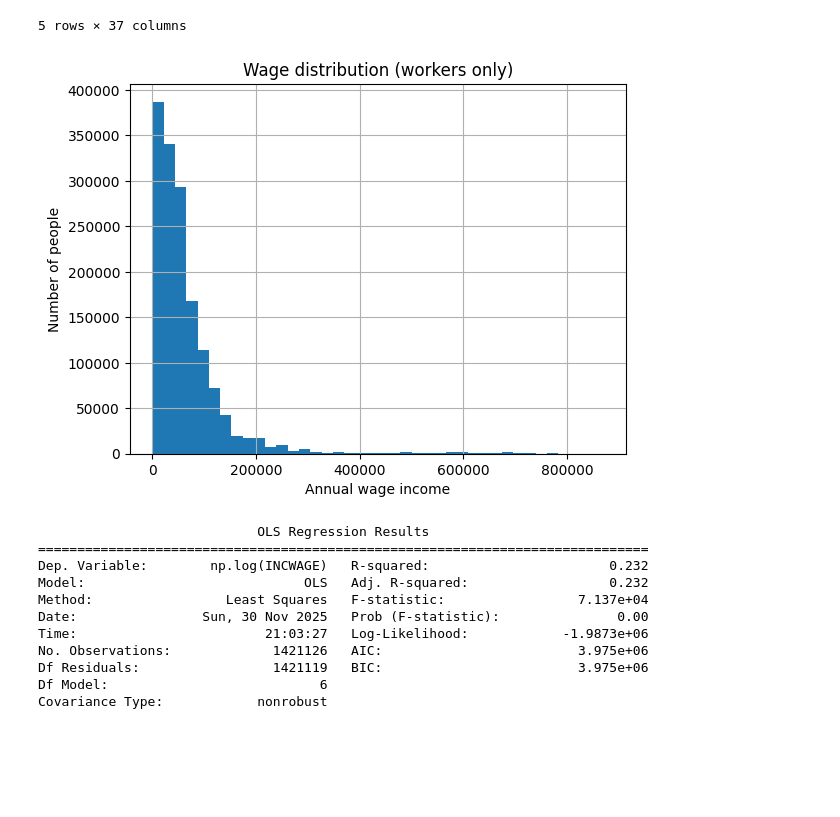
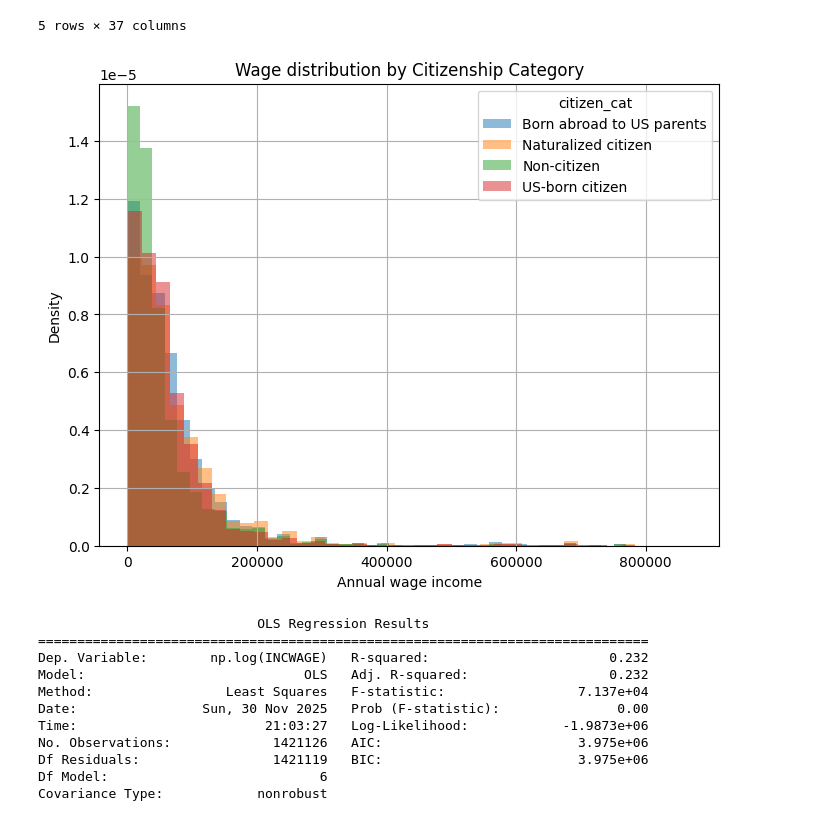
Before and after one commit to zydingstf/STAT209FinalProject, a Jupyter notebook: notebooks/01_exploratory_py.ipynb, the cells around one changed output. Cells and saved outputs as stored; diff of their text form; code cells hidden in the pictures; blank space fills up the shorter version.

Commit message:
Visualization changes

```diff
--- a/notebooks/01_exploratory_py.ipynb
+++ b/notebooks/01_exploratory_py.ipynb
@@ -59,13 +63,23 @@ df_emp.head()
 | 19 | 2023 | 202301 | 27.0 | 2.023010e+12 | 30.0 | 2.023000e+12 | 1 | 110001.0 | 4 | 1.0 | ... | ... |
 5 rows × 37 columns
 # %%
-df_emp["INCWAGE"].hist(bins=40)
+plt.figure(figsize=(8,6))
+
+for cat, group in df_emp.groupby("citizen_cat"):
+    group["INCWAGE"].hist(
+        bins=40,
+        alpha=0.5,
+        density = True,
+        label=str(cat)
+    )
+
 plt.xlabel("Annual wage income")
-plt.ylabel("Number of people")
-plt.title("Wage distribution (workers only)")
+plt.ylabel("Density")
+plt.title("Wage distribution by Citizenship Category")
+plt.legend(title="citizen_cat")
 plt.show()
 # %% [output]
-[figure, old version]
+[figure, new version]
 # %%
 df_reg = df[(df["INCWAGE"] > 0) & df["EMPSTAT"].isin([1, 2])]
 
```
Also changed, not shown: parts of 1 cell of this notebook.
